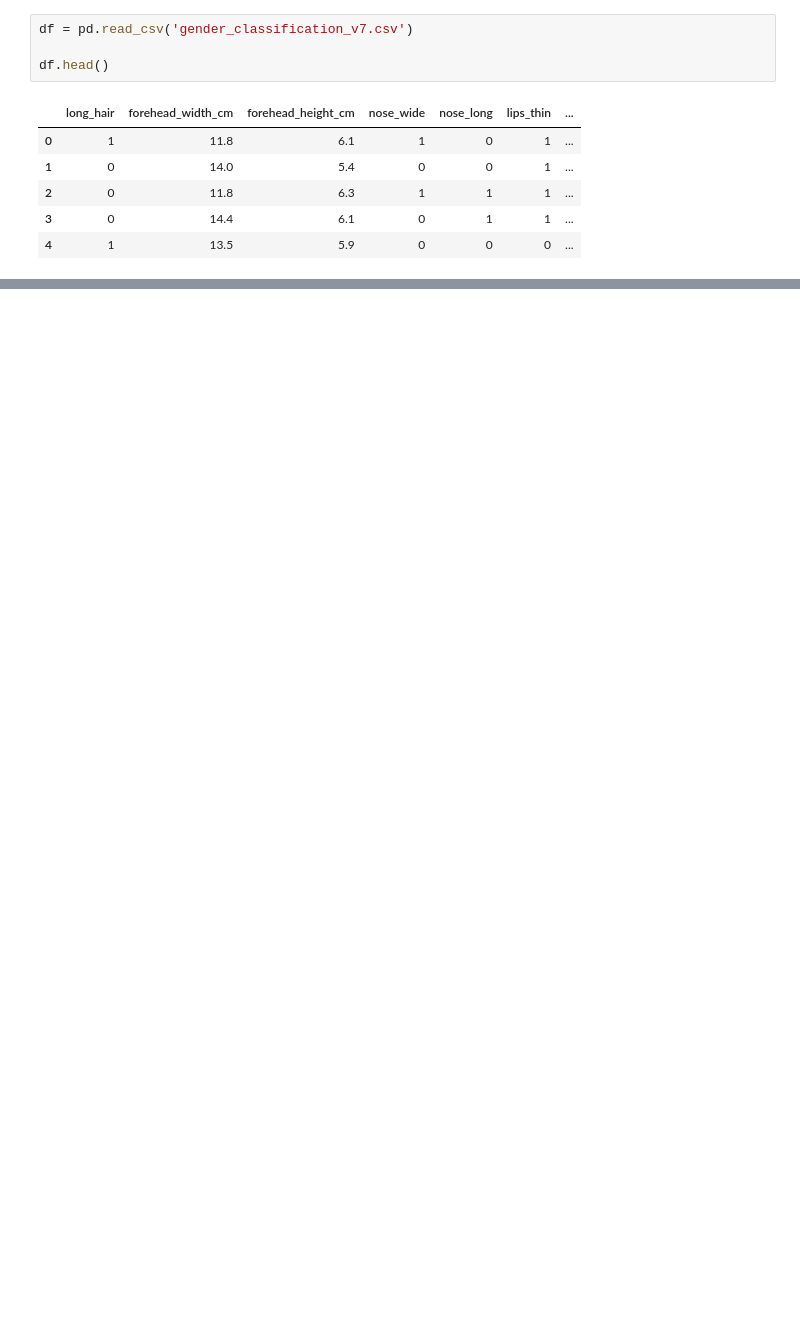
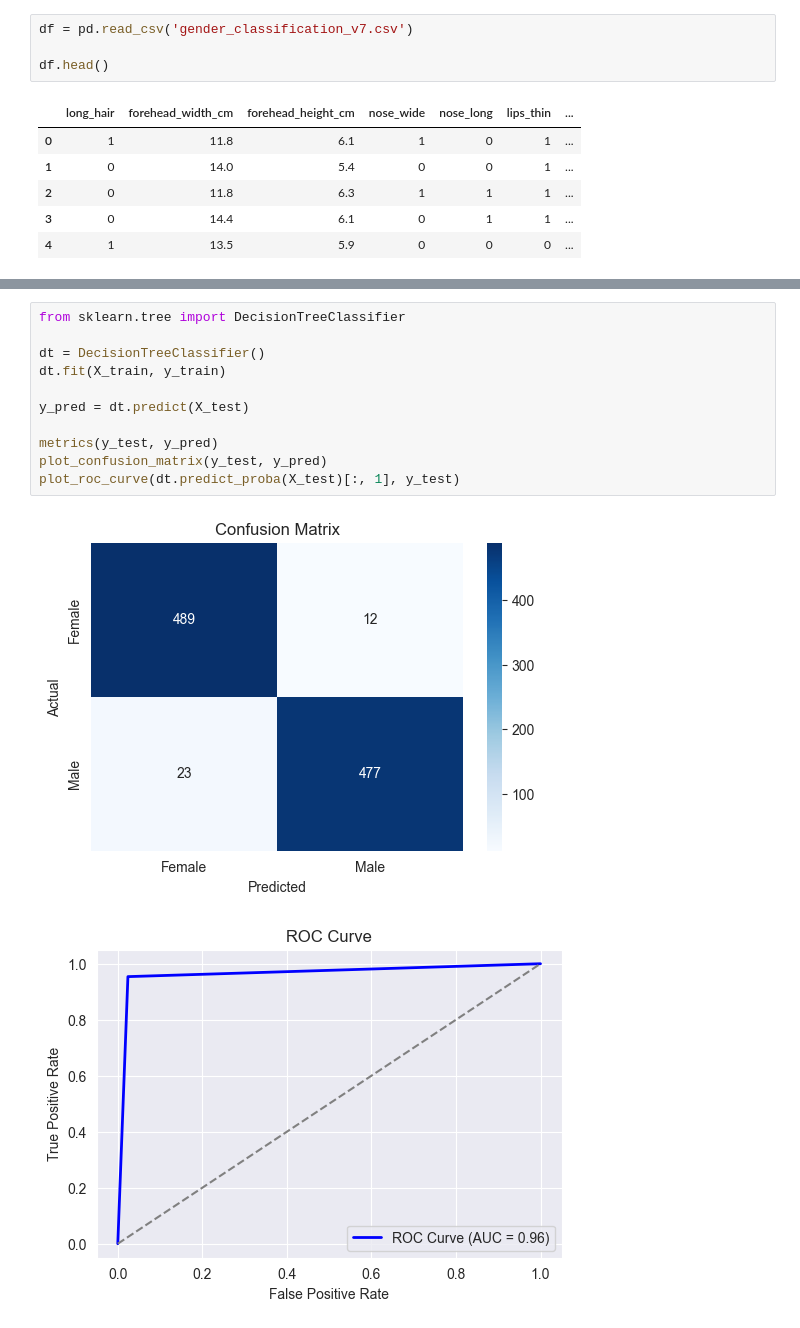
Before and after one commit to ivan-22-3-5/ML_6th_sem, a Jupyter notebook: lab4/task/lab_4.ipynb, the cells around one changed output, grey strips where cells are left out. Drawn from its saved outputs; the diff is of its cells as text; blank space fills up the shorter version.

```diff
--- a/lab4/task/lab_4.ipynb
+++ b/lab4/task/lab_4.ipynb
@@ -22,0 +132,14 @@ df.head()
+# %%
+from sklearn.tree import DecisionTreeClassifier
+
+dt = DecisionTreeClassifier()
+dt.fit(X_train, y_train)
+
+y_pred = dt.predict(X_test)
+
+metrics(y_test, y_pred)
+plot_confusion_matrix(y_test, y_pred)
+plot_roc_curve(dt.predict_proba(X_test)[:, 1], y_test)
+# %% [output]
+[figure, added]
+[figure, added]
```
Also changed, not shown: parts of 11 cells of this notebook.
